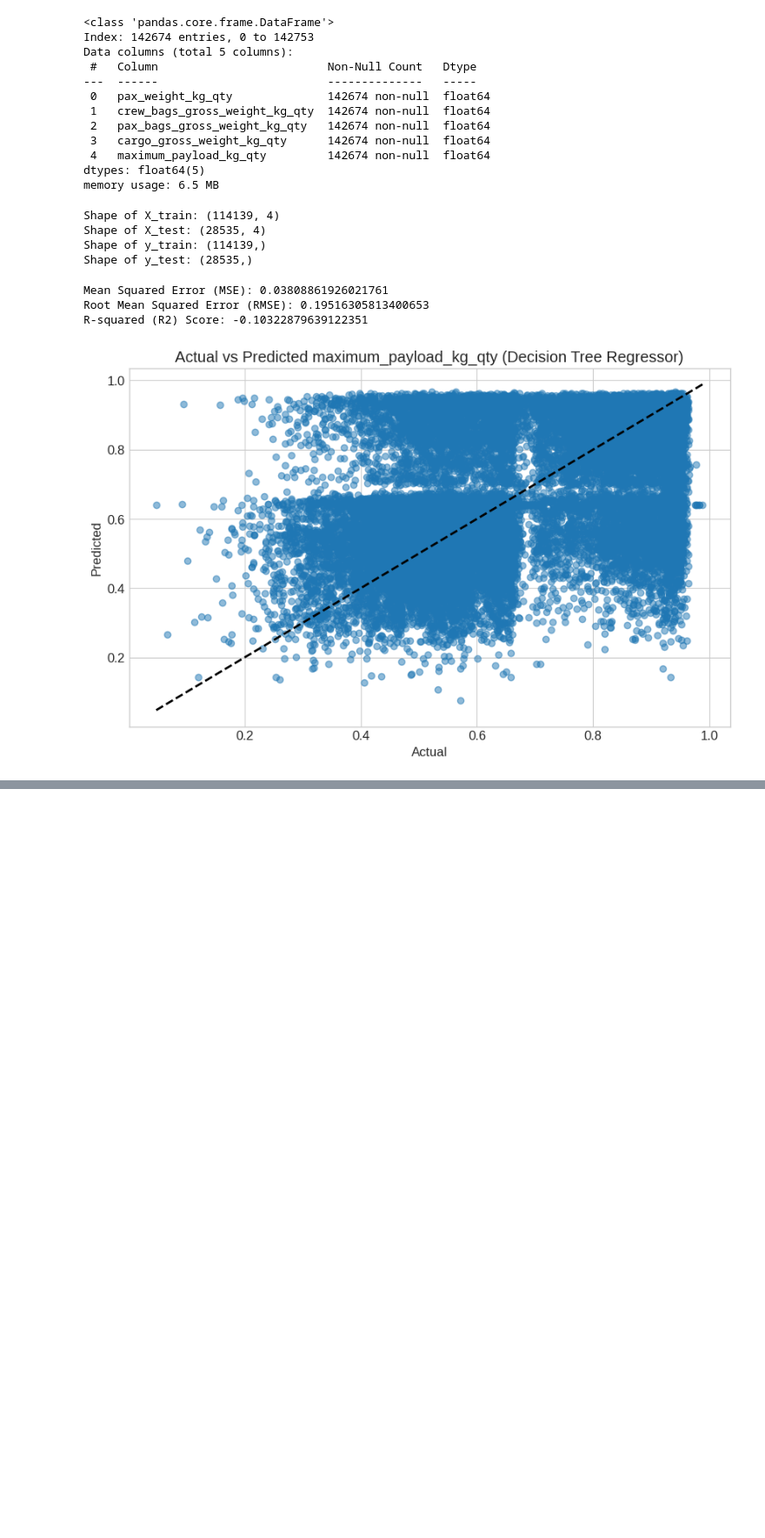
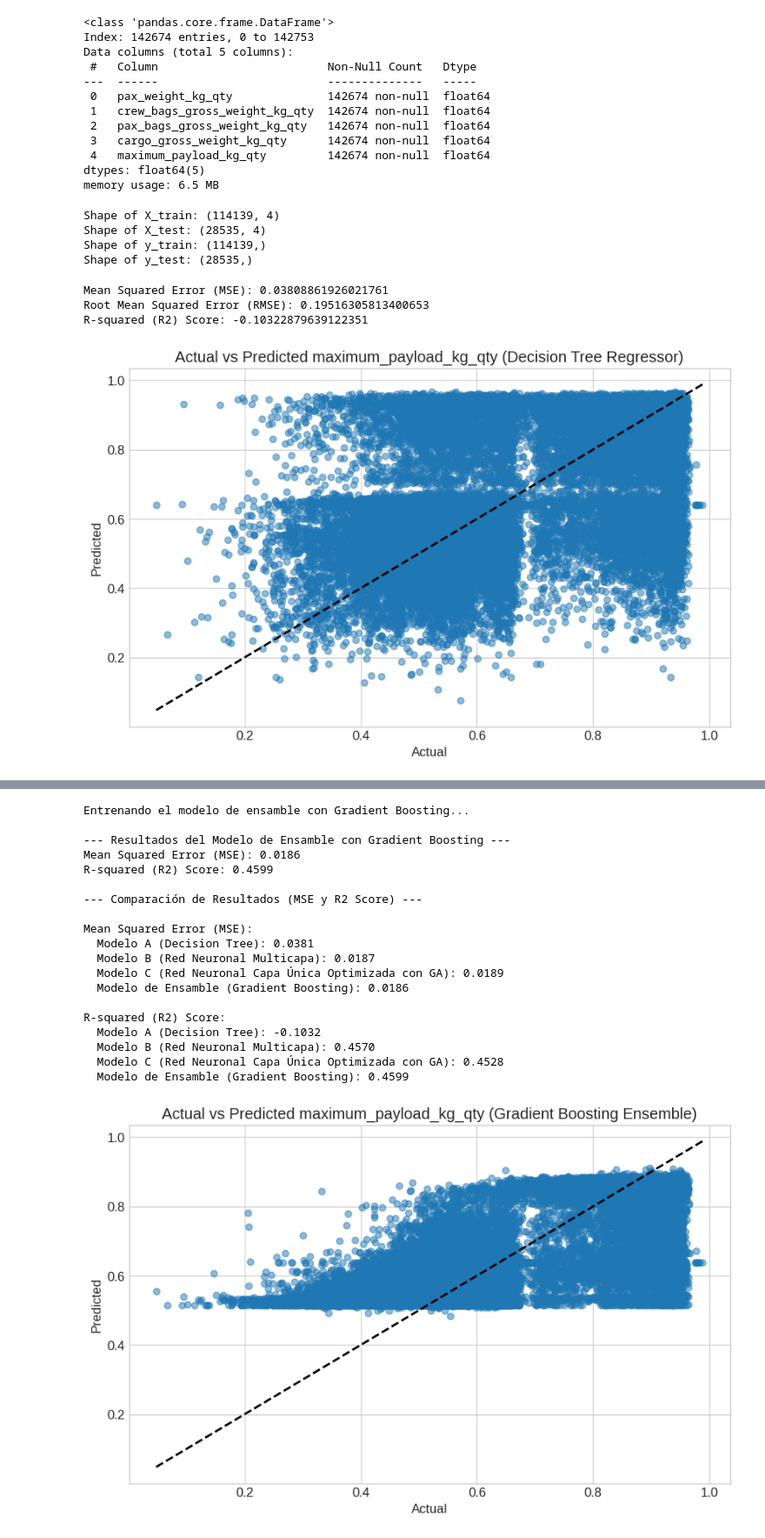
Before and after one commit to Felipepa9/MADSI, a Jupyter notebook: Seccion_4.ipynb, the cells around one changed output, grey strips where cells are left out. Shown at 87% size. Cells and saved outputs as stored; diff of their text form; code cells hidden in the pictures; blank space fills up the shorter version.

```diff
--- a/Seccion_4.ipynb
+++ b/Seccion_4.ipynb
@@ -563,0 +546,66 @@ NameError: name 'final_model' is not defined
+# %%
+# prompt: Ahora con los modelos A,B y C, por favor realiza un modelo de ensamble con gradient boosting y comparame los resultados de MSE y R2 SCORE
+
+from sklearn.ensemble import GradientBoostingRegressor
+
+# Create and train the Gradient Boosting model (Ensemble model)
+gbr_ensemble = GradientBoostingRegressor(n_estimators=100, learning_rate=0.1, max_depth=3, random_state=42)
+
+print("\nEntrenando el modelo de ensamble con Gradient Boosting...")
+gbr_ensemble.fit(X_train, y_train)
+
+# Predict using the ensemble model
+y_pred_ensemble = gbr_ensemble.predict(X_test)
+
+# Evaluate the ensemble model
+mse_ensemble = mean_squared_error(y_test, y_pred_ensemble)
+r2_ensemble = r2_score(y_test, y_pred_ensemble)
+
+print("\n--- Resultados del Modelo de Ensamble con Gradient Boosting ---")
+print(f"Mean Squared Error (MSE): {mse_ensemble:.4f}")
+print(f"R-squared (R2) Score: {r2_ensemble:.4f}")
+
+# Compare the results
+print("\n--- Comparación de Resultados (MSE y R2 Score) ---")
+
+print("\nMean Squared Error (MSE):")
+print(f"  Modelo A (Decision Tree): {mse:.4f}")
+print(f"  Modelo B (Red Neuronal Multicapa): {loss:.4f}") # loss is the MSE for model_B
+print(f"  Modelo C (Red Neuronal Capa Única Optimizada con GA): {loss_C:.4f}")
+print(f"  Modelo de Ensamble (Gradient Boosting): {mse_ensemble:.4f}")
+
+print("\nR-squared (R2) Score:")
+print(f"  Modelo A (Decision Tree): {r2:.4f}")
+print(f"  Modelo B (Red Neuronal Multicapa): {r2_nn:.4f}")
+print(f"  Modelo C (Red Neuronal Capa Única Optimizada con GA): {r2_C_final:.4f}")
+print(f"  Modelo de Ensamble (Gradient Boosting): {r2_ensemble:.4f}")
+
+# Plotting the results for the ensemble model
+plt.figure(figsize=(10, 6))
+plt.scatter(y_test, y_pred_ensemble, alpha=0.5)
+plt.plot([y_test.min(), y_test.max()], [y_test.min(), y_test.max()], 'k--', lw=2)
+plt.xlabel("Actual")
+plt.ylabel("Predicted")
+plt.title("Actual vs Predicted maximum_payload_kg_qty (Gradient Boosting Ensemble)")
+plt.show()
+# %% [output]
+Entrenando el modelo de ensamble con Gradient Boosting...
+
+--- Resultados del Modelo de Ensamble con Gradient Boosting ---
+Mean Squared Error (MSE): 0.0186
+R-squared (R2) Score: 0.4599
+
+--- Comparación de Resultados (MSE y R2 Score) ---
+
+Mean Squared Error (MSE):
+  Modelo A (Decision Tree): 0.0381
+  Modelo B (Red Neuronal Multicapa): 0.0187
+  Modelo C (Red Neuronal Capa Única Optimizada con GA): 0.0189
+  Modelo de Ensamble (Gradient Boosting): 0.0186
+
+R-squared (R2) Score:
+  Modelo A (Decision Tree): -0.1032
+  Modelo B (Red Neuronal Multicapa): 0.4570
+  Modelo C (Red Neuronal Capa Única Optimizada con GA): 0.4528
+  Modelo de Ensamble (Gradient Boosting): 0.4599
+[figure, added]
```
Also changed, not shown: parts of 4 cells of this notebook.
